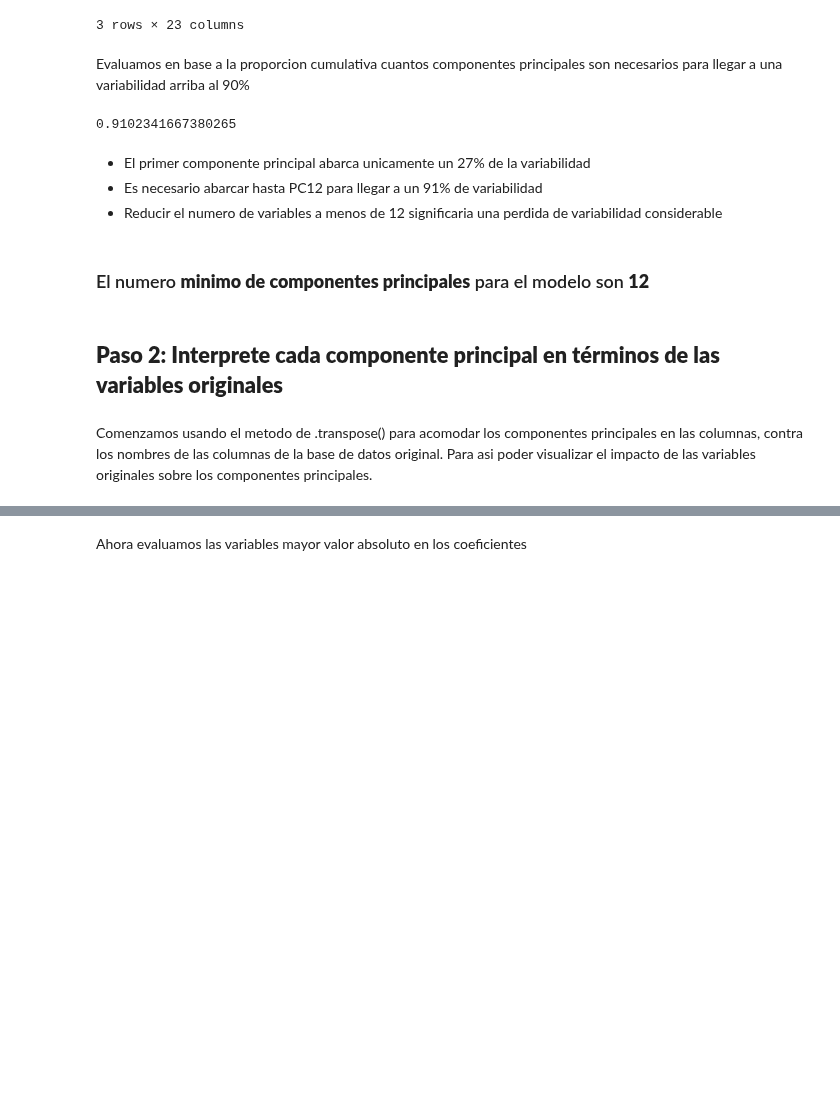
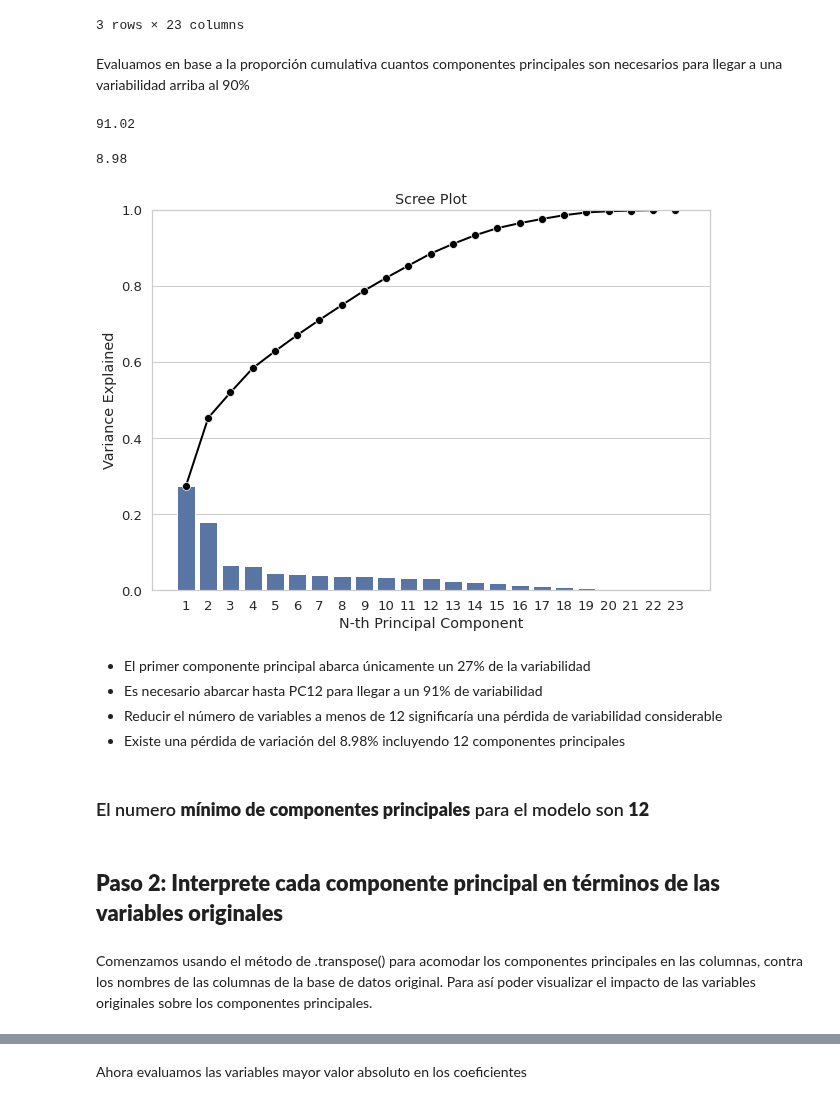
Before and after one commit to PosgradoMNA/actividades-de-aprendizaje-gerardoaaron_castanedajaramillo, a Jupyter notebook: Actividad Semanal -- 4.ipynb, the cells around one changed output, grey strips where cells are left out. Cells and saved outputs as stored; diff of their text form; code cells hidden in the pictures; blank space fills up the shorter version.

```diff
--- a/Actividad Semanal -- 4.ipynb
+++ b/Actividad Semanal -- 4.ipynb
@@ -79,0 +80,2 @@ Para aplicar PCA utilizamos el metodo de preprocessing de "scale" para tener tod
+# %%
+prepross = preprocessing.scale(x_values)
@@ -80,6 +147,6 @@ Para aplicar PCA utilizamos el metodo de preprocessing de "scale" para tener tod
 # %%
 pcs = PCA()
-pcs.fit(preprocessing.scale(x_values))
+pcs.fit(prepross)
 # %% [output]
 PCA()
 # %% [markdown]
@@ -100,8 +167,12 @@ pcsSummary_df.round(4)
 | Cumulative proportion | 0.2744 | 0.4532 | 0.5200 | 0.5837 | 0.6283 | 0.6706 | 0.7106 | 0.7492 | 0.7871 | 0.8211 | ... | ... |
 3 rows × 23 columns
 # %% [markdown]
-Evaluamos en base a la proporcion cumulativa cuantos componentes principales son necesarios para llegar a una variabilidad arriba al 90%
+Evaluamos en base a la proporción cumulativa cuantos componentes principales son necesarios para llegar a una variabilidad arriba al 90%
 # %%
-pcsSummary_df.iloc[2,12]
+pcsSummary_df.iloc[2,12].round(4)*100
 # %% [output]
-0.9102341667380265
+91.02
+# %%
+(1 - pcsSummary_df.iloc[2,12]).round(4)*100
+# %% [output]
+8.98
@@ -108,13 +182,45 @@ pcsSummary_df.iloc[2,12]
+# %%
+PC_components = np.arange(pcs.n_components_) + 1
+#PC_components
+
+_ = sns.set(style = 'whitegrid',
+            font_scale = 1.2
+            )
+
+fig, ax = plt.subplots(figsize=(10, 7))
+
+_ = sns.barplot(x = PC_components,
+                y = pcs.explained_variance_ratio_,
+                color = 'b'
+                )
+
+_ = sns.lineplot(x = PC_components-1,
+                 y = np.cumsum(pcs.explained_variance_ratio_),
+                 color = 'black',
+                 linestyle = '-',
+                 linewidth = 2,
+                 marker = 'o',
+                 markersize = 8
+                 )
+
+plt.title('Scree Plot')
+plt.xlabel('N-th Principal Component')
+plt.ylabel('Variance Explained')
+plt.ylim(0, 1)
+plt.show()
+# %% [output]
+[figure, added]
 # %% [markdown]
-*   El primer componente principal abarca unicamente un 27% de la variabilidad
+*   El primer componente principal abarca únicamente un 27% de la variabilidad
 *   Es necesario abarcar hasta PC12 para llegar a un 91% de variabilidad
-*   Reducir el numero de variables a menos de 12 significaria una perdida de variabilidad considerable
+*   Reducir el número de variables a menos de 12 significaría una pérdida de variabilidad considerable
+*   Existe una pérdida de variación del 8.98% incluyendo 12 componentes principales
 # %% [markdown]
-### El numero **minimo de componentes principales** para el modelo son **12**
+### El numero **mínimo de componentes principales** para el modelo son **12**
 # %% [markdown]
 ## **Paso 2: Interprete cada componente principal en términos de las variables originales**
 # %% [markdown]
-Comenzamos usando el metodo de .transpose() para acomodar los componentes principales en las columnas, contra los nombres de las columnas de la base de datos original. Para asi poder visualizar el impacto de las variables originales sobre los componentes principales.
+Comenzamos usando el método de .transpose() para acomodar los componentes principales en las columnas, contra los nombres de las columnas de la base de datos original. Para así poder visualizar el impacto de las variables originales sobre los componentes principales.
 # %%
 pcsComponents_df = pd.DataFrame(pcs.components_.transpose(),
                                 columns=pcsSummary_df.columns,
```
Also changed, not shown: parts of 40 cells of this notebook.
